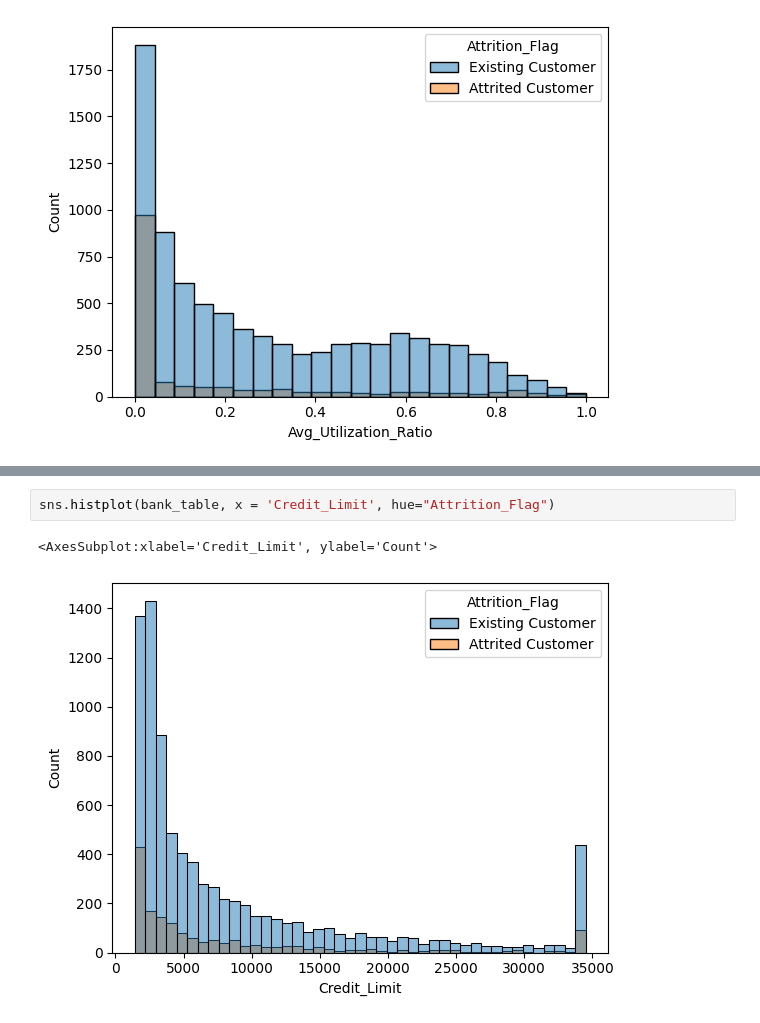
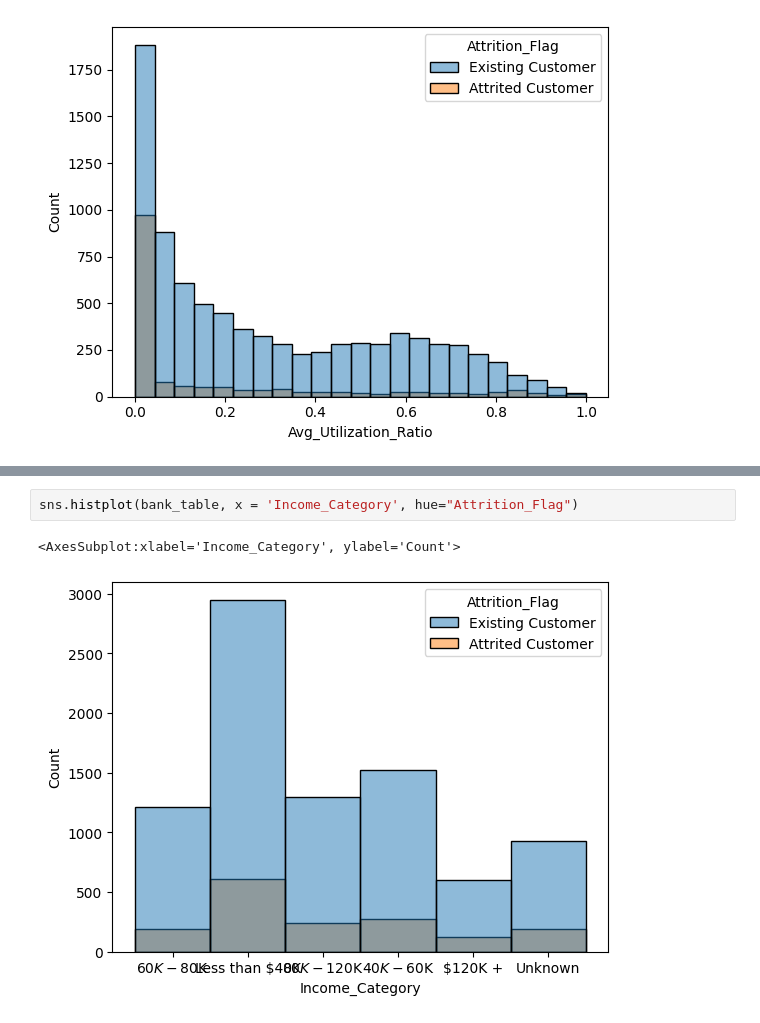
Before and after one commit to mercedesf17/sql_bank_analysis, a Jupyter notebook: sql_queries.ipynb, the cells around one changed output, grey strips where cells are left out. Cells and saved outputs as stored; diff of their text form.

Commit message:
More visualizations with Seaborn

```diff
--- a/sql_queries.ipynb
+++ b/sql_queries.ipynb
@@ -265,5 +227,5 @@ bank_table
 # %%
-sns.histplot(bank_table, x = 'Credit_Limit', hue="Attrition_Flag")
+sns.histplot(bank_table, x = 'Income_Category', hue="Attrition_Flag")
 # %% [output]
-<AxesSubplot:xlabel='Credit_Limit', ylabel='Count'>
+<AxesSubplot:xlabel='Income_Category', ylabel='Count'>
-[figure, old version]
+[figure, new version]
```
Also changed, not shown: parts of 9 cells of this notebook.
